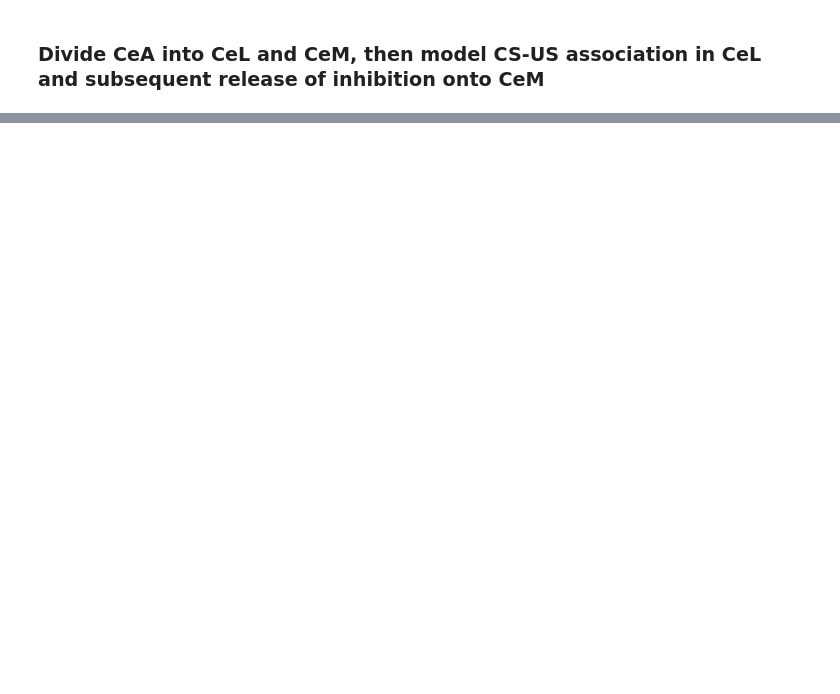
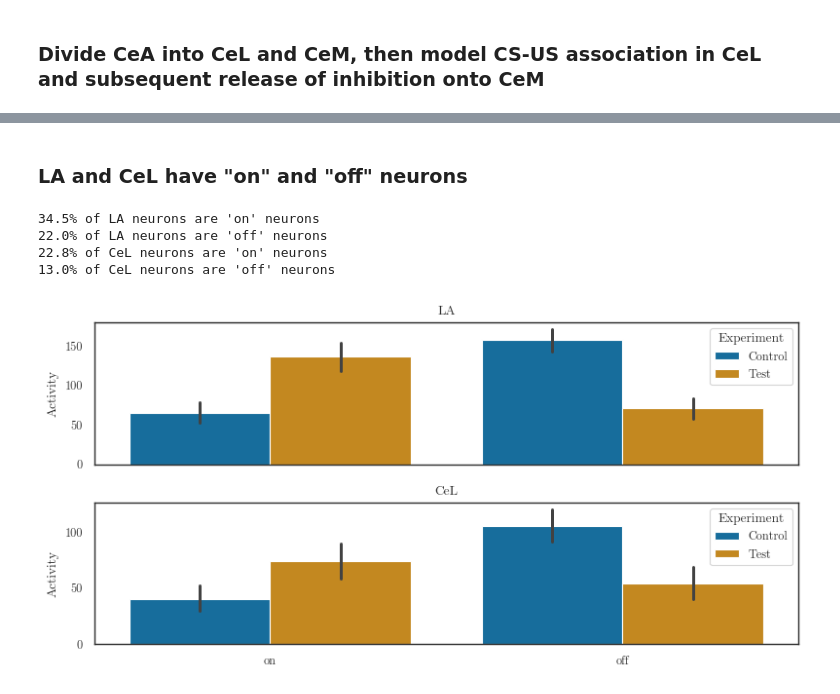
Before and after one commit to psipeter/amygdala, a Jupyter notebook: model2.ipynb, the cells around one changed output, grey strips where cells are left out. Saved outputs shown, nothing was run; the diff lists cells and outputs as text; code cells hidden in the pictures; blank space fills up the shorter version.

```diff
--- a/model2.ipynb
+++ b/model2.ipynb
@@ -593,19 +80,0 @@ plt.tight_layout()
-# %%
-LA_baseline = sim.data[net.pLA_spikes][T_baseline_inactive: T_baseline_active]
-LA_conditioning = sim.data[net.pLA_spikes][T_expression_cond_inactive: T_expression_cond_active]
-LA_extinction = sim.data[net.pLA_spikes][T_expression_ext_inactive: T_expression_ext_active]
-
-dLA = np.mean(LA_conditioning - LA_baseline, axis=0)
-A_thr_on = 1.2  # neurons are "increasing" if they fire >20% more than the post-conditioning baseline
-LA_on = np.where(np.mean(LA_expression, axis=0) > A_thr_on*np.mean(LA_baseline, axis=0))[0]
-
-data = pd.DataFrame(columns=["neuron", "Experiment", "Activity", "Experiment"])
-for n in LA_on:
-    data = data.append({"neuron": n, "Activity": np.mean(LA_baseline[:,n]), "Experiment": "baseline"}, ignore_index=True)
-    data = data.append({"neuron": n, "Activity": np.mean(LA_expression[:,n]), "Experiment": "conditioning"}, ignore_index=True)
-    data = data.append({"neuron": n, "Activity": np.mean(LA_expression[:,n]), "Experiment": "extinction"}, ignore_index=True)
-
-fig, ax = plt.subplots(4,4)
-sns.barplot(data=data, x="Experiment", y="Activity", ax=ax)
-ax.set(xlabel=None)
-plt.tight_layout()
@@ -692,0 +283,51 @@ plt.tight_layout()
+# %% [markdown]
+### LA and CeL have "on" and "off" neurons
+# %%
+LA_baseline = sim.data[net.pLA_spikes][T_baseline_inactive: T_baseline_active]
+LA_expression = sim.data[net.pLA_spikes][T_expression_cond_inactive: T_expression_cond_active]
+CeL_baseline = sim.data[net.pCeL_spikes][T_baseline_inactive: T_baseline_active]
+CeL_expression = sim.data[net.pCeL_spikes][T_expression_cond_inactive: T_expression_cond_active]
+
+dLA = np.mean(LA_expression - LA_baseline, axis=0)
+dCeL = np.mean(LA_expression - LA_baseline, axis=0)
+A_thr_on = 1.2  # neurons are "increasing" if they fire >20% more than the post-conditioning baseline
+A_thr_off = 0.8  # neurons are "decreasing" if they fire at <80% of post-conditioning baseline
+
+LA_on = np.where(np.mean(LA_expression, axis=0) > A_thr_on*np.mean(LA_baseline, axis=0))[0]
+LA_off = np.where(np.mean(LA_expression, axis=0) < A_thr_off*np.mean(LA_baseline, axis=0))[0]
+LA_other = np.setdiff1d(np.arange(dLA.shape[0]), np.concatenate((LA_on, LA_off)))
+CeL_on = np.where(np.mean(CeL_expression, axis=0) > A_thr_on*np.mean(CeL_baseline, axis=0))[0]
+CeL_off = np.where(np.mean(CeL_expression, axis=0) < A_thr_off*np.mean(CeL_baseline, axis=0))[0]
+CeL_other = np.setdiff1d(np.arange(dCeL.shape[0]), np.concatenate((CeL_on, CeL_off)))
+
+print(f"{len(LA_on)/len(dLA)*100:.3}% of LA neurons are 'on' neurons")
+print(f"{len(LA_off)/len(dLA)*100:.3}% of LA neurons are 'off' neurons")
+print(f"{len(CeL_on)/len(dCeL)*100:.3}% of CeL neurons are 'on' neurons")
+print(f"{len(CeL_off)/len(dCeL)*100:.3}% of CeL neurons are 'off' neurons")
+
+data = pd.DataFrame(columns=["neuron", "region", "CS response", "Activity", "Experiment"])
+for n in LA_on:
+    data = data.append({"neuron": n, "region": "LA", "CS response": "on", "Activity": np.mean(LA_baseline[:,n]), "Experiment": "Control"}, ignore_index=True)
+    data = data.append({"neuron": n, "region": "LA", "CS response": "on", "Activity": np.mean(LA_expression[:,n]), "Experiment": "Test"}, ignore_index=True)
+for n in LA_off:
+    data = data.append({"neuron": n, "region": "LA", "CS response": "off", "Activity": np.mean(LA_baseline[:,n]), "Experiment": "Control"}, ignore_index=True)
+    data = data.append({"neuron": n, "region": "LA", "CS response": "off", "Activity": np.mean(LA_expression[:,n]), "Experiment": "Test"}, ignore_index=True)
+for n in CeL_on:
+    data = data.append({"neuron": n, "region": "CeL", "CS response": "on", "Activity": np.mean(CeL_baseline[:,n]), "Experiment": "Control"}, ignore_index=True)
+    data = data.append({"neuron": n, "region": "CeL", "CS response": "on", "Activity": np.mean(CeL_expression[:,n]), "Experiment": "Test"}, ignore_index=True)
+for n in CeL_off:
+    data = data.append({"neuron": n, "region": "CeL", "CS response": "off", "Activity": np.mean(CeL_baseline[:,n]), "Experiment": "Control"}, ignore_index=True)
+    data = data.append({"neuron": n, "region": "CeL", "CS response": "off", "Activity": np.mean(CeL_expression[:,n]), "Experiment": "Test"}, ignore_index=True)
+
+fig, axes = plt.subplots(nrows=2, ncols=1, figsize=((8,4)), sharex=True)
+sns.barplot(data=data.query("region=='LA'"), x="CS response", y="Activity", hue="Experiment", palette=palette, ax=axes[0])
+sns.barplot(data=data.query("region=='CeL'"), x="CS response", y="Activity", hue="Experiment", palette=palette, ax=axes[1])
+axes[0].set(xlabel=None, title="LA")
+axes[1].set(xlabel=None, title="CeL")
+plt.tight_layout()
+# %% [output]
+34.5% of LA neurons are 'on' neurons
+22.0% of LA neurons are 'off' neurons
+22.8% of CeL neurons are 'on' neurons
+13.0% of CeL neurons are 'off' neurons
+[figure, added]
```
Also changed, not shown: parts of 46 cells of this notebook, 3 other files.
